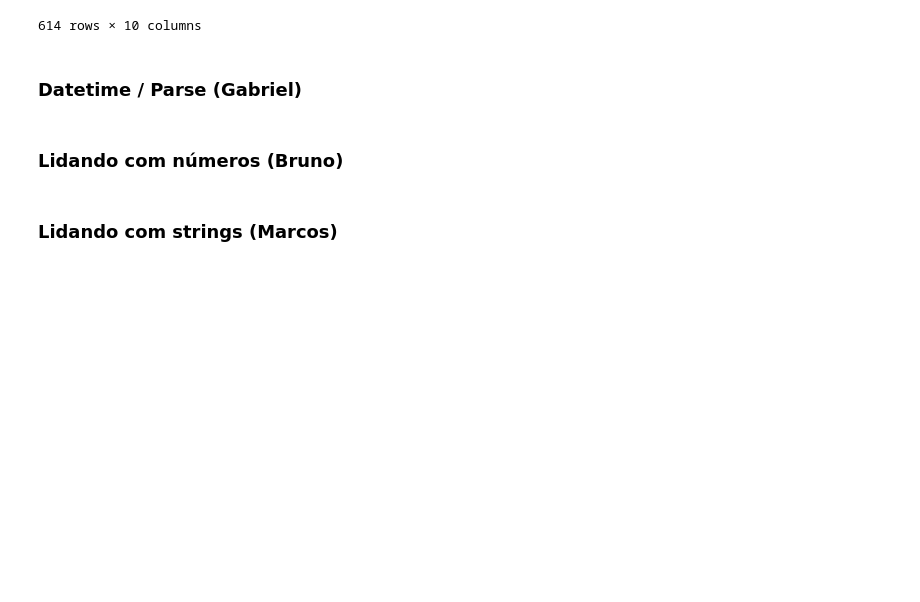
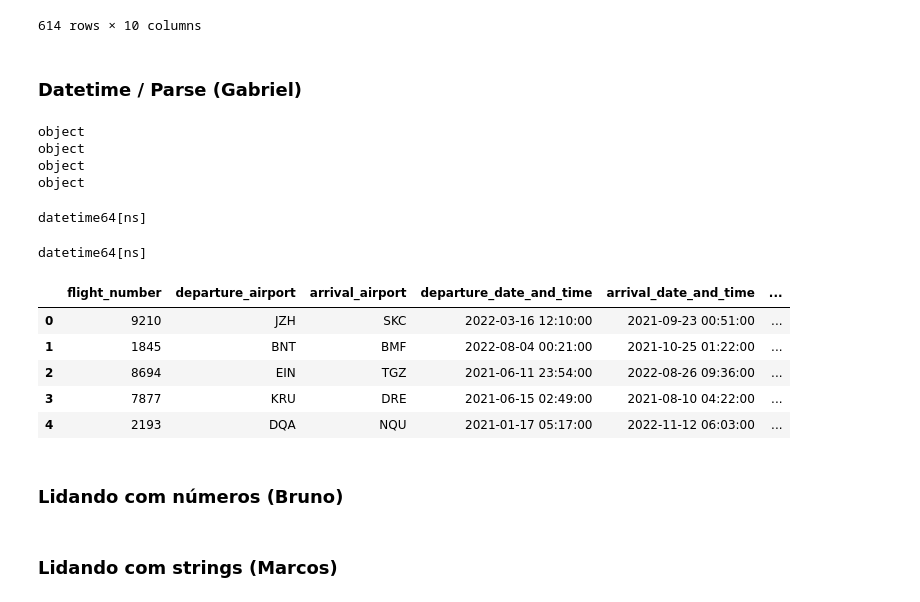
Before and after one commit to barbnrosa/trabalho-pandas, a Jupyter notebook: pandas.ipynb, the cells around one changed output. Drawn from its saved outputs; the diff is of its cells as text; code cells hidden in the pictures; blank space fills up the shorter version.

Commit message:
parsed version - done by Gabriel

```diff
--- a/pandas.ipynb
+++ b/pandas.ipynb
@@ -198,6 +195,52 @@ dados_sem_nulos
 614 rows × 10 columns
 # %% [markdown]
 ### Datetime / Parse (Gabriel)
+# %%
+# Checando tipos de dados
+print(dados_sem_nulos.departure_date.dtype)
+print(dados_sem_nulos.departure_time.dtype)
+print(dados_sem_nulos.arrival_date.dtype)
+print(dados_sem_nulos.arrival_time.dtype)
+# %% [output]
+object
+object
+object
+object
+# %%
+# Criando coluna já typada unindo dados de data e horário
+departure_date_and_time = pd.to_datetime(dados_sem_nulos['departure_date']  + ' ' + dados_sem_nulos['departure_time'], errors='coerce')
+
+# Inserindo coluna no dataframe
+dados_sem_nulos.insert(3,'departure_date_and_time',departure_date_and_time)
+
+# Checando tipo de dados
+print(dados_sem_nulos.departure_date_and_time.dtype)
+# %% [output]
+datetime64[ns]
+# %%
+# Criando coluna já typada unindo dados de data e horário
+arrival_date_and_time = pd.to_datetime(dados_sem_nulos['arrival_date']  + ' ' + dados_sem_nulos['arrival_time'], errors='coerce')
+
+# Inserindo coluna no dataframe
+dados_sem_nulos.insert(6,'arrival_date_and_time',arrival_date_and_time)
+
+# Checando tipo de dados
+print(dados_sem_nulos.departure_date_and_time.dtype)
+# %% [output]
+datetime64[ns]
+# %%
+# Excluindo colunas antigas
+df_parsed = dados_sem_nulos.drop(['departure_date', 'departure_time', 'arrival_date', 'arrival_time'],axis=1)
+# %%
+# Verificando o dataframe após alterações
+df_parsed.head()
+# %% [output]
+|  | flight_number | departure_airport | arrival_airport | departure_date_and_time | arrival_date_and_time | ... |
+| 0 | 9210 | JZH | SKC | 2022-03-16 12:10:00 | 2021-09-23 00:51:00 | ... |
+| 1 | 1845 | BNT | BMF | 2022-08-04 00:21:00 | 2021-10-25 01:22:00 | ... |
+| 2 | 8694 | EIN | TGZ | 2021-06-11 23:54:00 | 2022-08-26 09:36:00 | ... |
+| 3 | 7877 | KRU | DRE | 2021-06-15 02:49:00 | 2021-08-10 04:22:00 | ... |
+| 4 | 2193 | DQA | NQU | 2021-01-17 05:17:00 | 2022-11-12 06:03:00 | ... |
 # %% [markdown]
 ### Lidando com números (Bruno)
 # %% [markdown]
```
Also changed, not shown: parts of 1 cell of this notebook.
